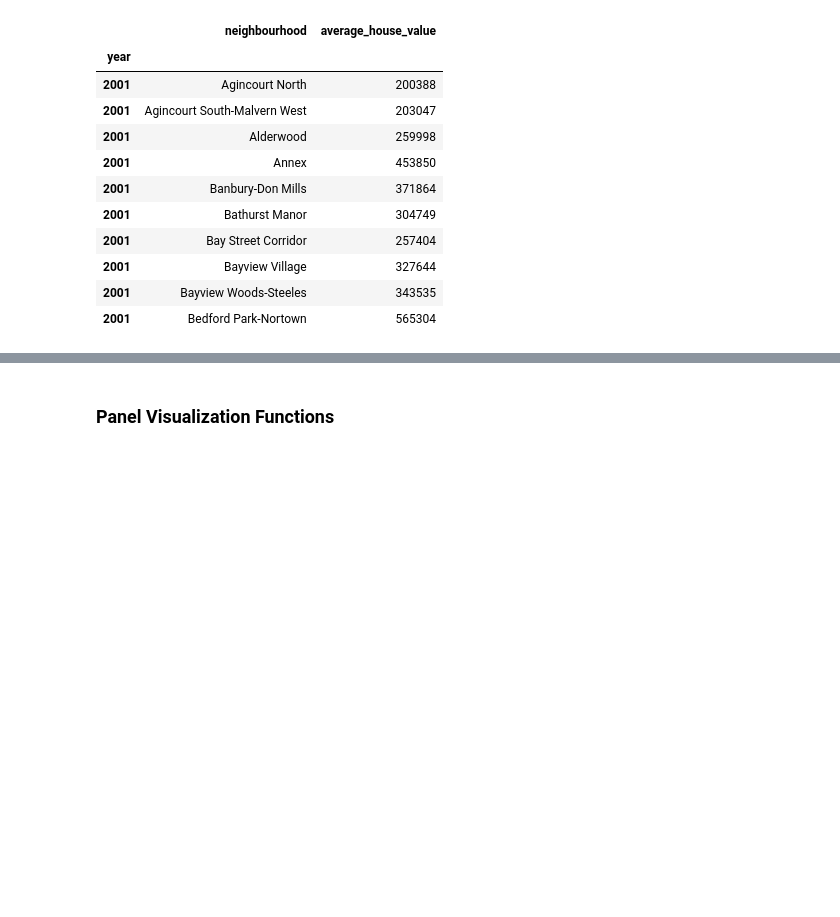
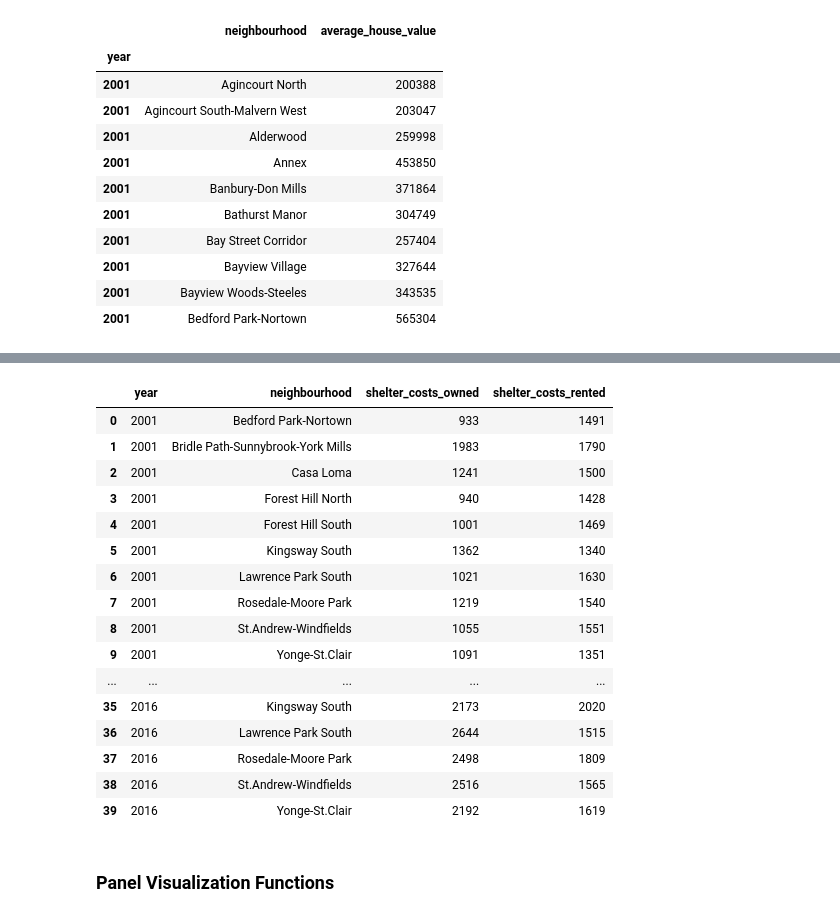
Before and after one commit to AdoboPeanuts/PyViz_Homework, a Jupyter notebook: PyViz/dashboard.ipynb, the cells around one changed output, grey strips where cells are left out. Cells and saved outputs as stored; diff of their text form; code cells hidden in the pictures; blank space fills up the shorter version.

```diff
--- a/PyViz/dashboard.ipynb
+++ b/PyViz/dashboard.ipynb
@@ -206,0 +207,6 @@ number_dwelling_per_year[:5]
+# %%
+# Prepared data for sunburst chart
+
+costs_per_neighbourhood = census_data.filter(["neighbourhood","shelter_costs_owned","shelter_costs_rented"], axis =1)
+
+costs_per_neighbourhood
@@ -206,0 +247,6 @@ number_dwelling_per_year[:5]
+# %%
+# Initiated a query
+
+top_neighbourhood_df = costs_per_neighbourhood.query("neighbourhood in @top_neighbourhood")
+
+top_neighbourhood_df
@@ -206,0 +272,24 @@ number_dwelling_per_year[:5]
+# %%
+# Prepared a new dataframe for sunburst chart called "df1"
+
+df1 = top_neighbourhood_df.reset_index()
+
+df1
+# %% [output]
+|  | year | neighbourhood | shelter_costs_owned | shelter_costs_rented |
+| 0 | 2001 | Bedford Park-Nortown | 933 | 1491 |
+| 1 | 2001 | Bridle Path-Sunnybrook-York Mills | 1983 | 1790 |
+| 2 | 2001 | Casa Loma | 1241 | 1500 |
+| 3 | 2001 | Forest Hill North | 940 | 1428 |
+| 4 | 2001 | Forest Hill South | 1001 | 1469 |
+| 5 | 2001 | Kingsway South | 1362 | 1340 |
+| 6 | 2001 | Lawrence Park South | 1021 | 1630 |
+| 7 | 2001 | Rosedale-Moore Park | 1219 | 1540 |
+| 8 | 2001 | St.Andrew-Windfields | 1055 | 1551 |
+| 9 | 2001 | Yonge-St.Clair | 1091 | 1351 |
+| ... | ... | ... | ... | ... |
+| 35 | 2016 | Kingsway South | 2173 | 2020 |
+| 36 | 2016 | Lawrence Park South | 2644 | 1515 |
+| 37 | 2016 | Rosedale-Moore Park | 2498 | 1809 |
+| 38 | 2016 | St.Andrew-Windfields | 2516 | 1565 |
+| 39 | 2016 | Yonge-St.Clair | 2192 | 1619 |
```
Also changed, not shown: parts of 11 cells of this notebook.
